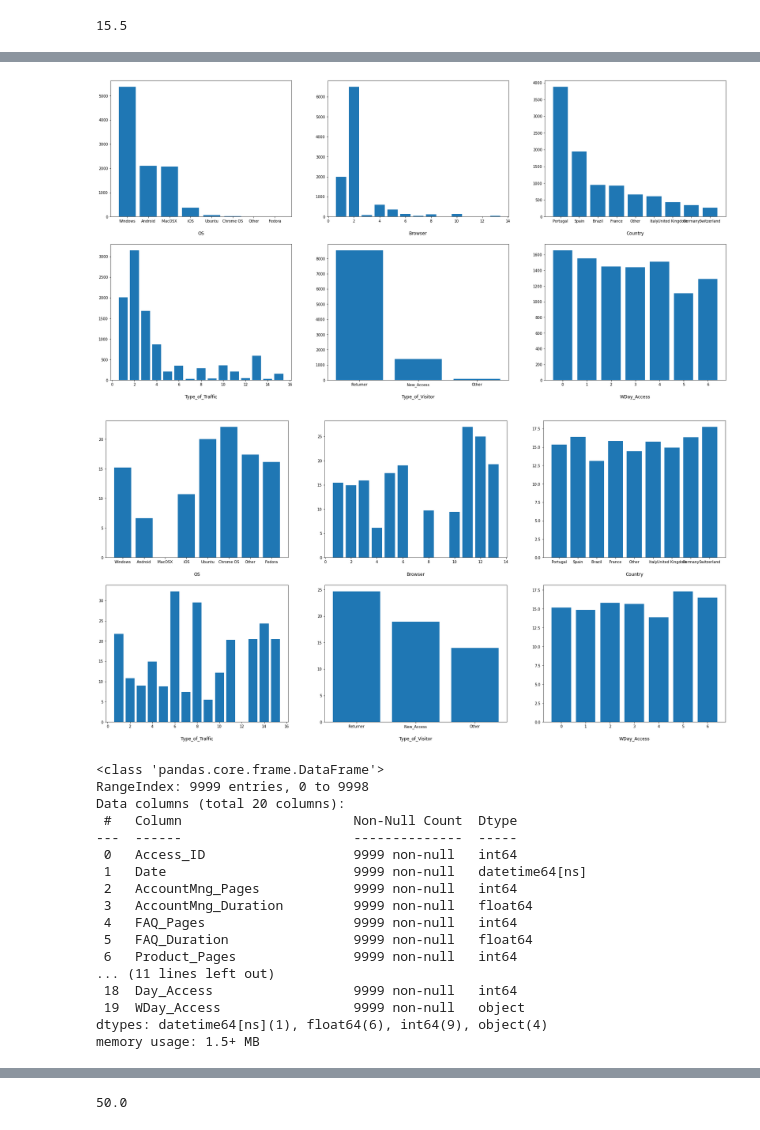
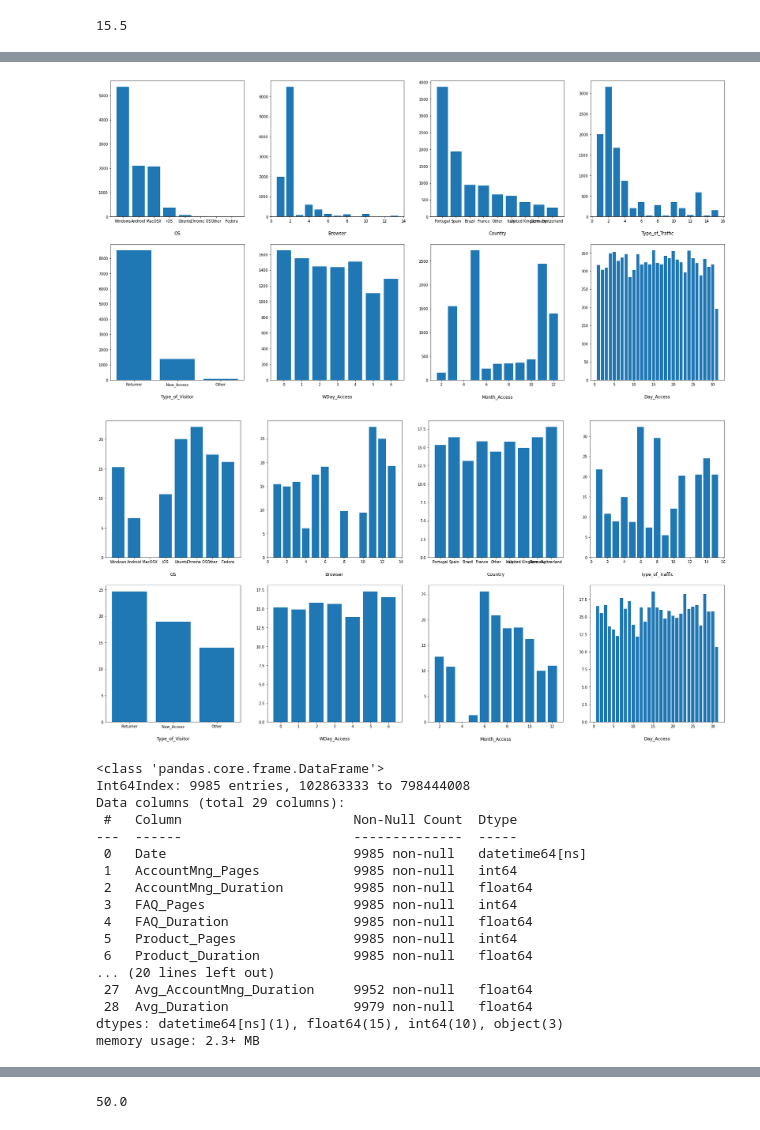
Before and after one commit to miguelince/propensity-to-buy, a Jupyter notebook: code/training_code.ipynb, the cells around one changed output, grey strips where cells are left out. Saved outputs shown, nothing was run; the diff lists cells and outputs as text; code cells hidden in the pictures.

```diff
--- a/code/training_code.ipynb
+++ b/code/training_code.ipynb
@@ -93,5 +108,5 @@ round(df.Buy.mean(),3)*100
 # %%
 # change types
 
-# to date
-df.Date = df.Date.apply(lambda x: datetime.datetime.strptime(x, "%d-%b-%y"))
+# from object to date
+df_train.Date = df_train.Date.apply(lambda x: datetime.datetime.strptime(x, "%d-%b-%y"))
@@ -98,5 +134,5 @@ df.Date = df.Date.apply(lambda x: datetime.datetime.strptime(x, "%d-%b-%y"))
 # %%
 # get details from the date
-df['Month_Access'] = df.Date.apply(lambda x: x.month)
-df['Day_Access'] = df.Date.apply(lambda x: x.day)
-df['WDay_Access'] = df.Date.apply(lambda x: x.weekday())
+df_train['Month_Access'] = df_train.Date.apply(lambda x: x.month)
+df_train['Day_Access'] = df_train.Date.apply(lambda x: x.day)
+df_train['WDay_Access'] = df_train.Date.apply(lambda x: x.weekday()) ## monday is 0
@@ -124,8 +139,31 @@ Name: WDay_Access, dtype: int64
+# %%
+# calculate new variables
+
+# total number of pages visited and total durantion of visits
+df_train['Total_Pages'] = df_train['AccountMng_Pages']+df_train['FAQ_Pages']+df_train['Product_Pages']
+df_train['Total_Duration'] = df_train['AccountMng_Duration']+df_train['FAQ_Duration']+df_train['Product_Duration']
+
+# proportion of visits by each pages and duration
+df_train['Prop_AccountMng_Pages'] = df_train['AccountMng_Pages']/df_train['Total_Pages']
+df_train['Prop_FAQ_Pages'] = df_train['FAQ_Pages']/df_train['Total_Pages']
+df_train['Prop_Product_Pages'] = df_train['Product_Pages']/df_train['Total_Pages']
+
+df_train['Prop_AccountMng_Duration'] = df_train['AccountMng_Duration']/df_train['Total_Duration']
+df_train['Prop_FAQ_Duration'] = df_train['FAQ_Duration']/df_train['Total_Duration']
+df_train['Prop_Product_Duration'] = df_train['Product_Duration']/df_train['Total_Duration']
+
+# averages times spent in each page
+df_train['Avg_AccountMng_Duration'] = df_train['AccountMng_Duration']/df_train['AccountMng_Pages']
+df_train['Avg_AccountMng_Duration'] = df_train['FAQ_Duration']/df_train['FAQ_Pages']
+df_train['Avg_AccountMng_Duration'] = df_train['Product_Duration']/df_train['Product_Pages']
+
+# total average
+df_train['Avg_Duration'] = df_train['Total_Duration']/df_train['Total_Pages']
 # %%
 
 ## distribution of categorical variables
 
-cat_vars = ['OS','Browser','Country','Type_of_Traffic','Type_of_Visitor','WDay_Access']
+cat_vars = ['OS','Browser','Country','Type_of_Traffic','Type_of_Visitor','WDay_Access','Month_Access','Day_Access']
 
 # Prepare figure. Create individual axes where each bar plot will be placed
 fig, axes = plt.subplots(2, ceil(len(cat_vars) / 2), figsize=(30, 15))
@@ -133,41 +171,41 @@ fig, axes = plt.subplots(2, ceil(len(cat_vars) / 2), figsize=(30, 15))
 # Plot data
 # Iterate across axes objects and associate each histogram (hint: use the ax.hist() instead of plt.hist()):
 for ax, feat in zip(axes.flatten(), cat_vars): # Notice the zip() function and flatten() method
-    ax.bar(height=list(df[feat].value_counts()), x=list(df[feat].value_counts().index))
+    ax.bar(height=list(df_train[feat].value_counts()), x=list(df_train[feat].value_counts().index))
     ax.set_title(feat, y=-0.15)
 plt.show()
 # %% [output]
-[figure, old version]
+[figure, new version]
 # %%
 # Prepare figure. Create individual axes where each bar plot will be placed
 fig, axes = plt.subplots(2, ceil(len(cat_vars) / 2), figsize=(30, 15))
 
 # Plot data
 # Iterate across axes objects and associate each histogram (hint: use the ax.hist() instead of plt.hist()):
 for ax, feat in zip(axes.flatten(), cat_vars): # Notice the zip() function and flatten() method
-    ax.bar(height=list(df.groupby(feat).Buy.agg('mean')*100), x=list(df[feat].value_counts().index))
+    ax.bar(height=list(df_train.groupby(feat).Buy.agg('mean')*100), x=list(df_train[feat].value_counts().index))
     ax.set_title(feat, y=-0.15)
 plt.show()
 # %% [output]
-[figure, old version]
+[figure, new version]
 # %%
-df.info()
+df_train.info()
 # %% [output]
 <class 'pandas.core.frame.DataFrame'>
-RangeIndex: 9999 entries, 0 to 9998
-Data columns (total 20 columns):
+Int64Index: 9985 entries, 102863333 to 798444008
+Data columns (total 29 columns):
  #   Column                      Non-Null Count  Dtype
 ---  ------                      --------------  -----
- 0   Access_ID                   9999 non-null   int64
- 1   Date                        9999 non-null   datetime64[ns]
- 2   AccountMng_Pages            9999 non-null   int64
- 3   AccountMng_Duration         9999 non-null   float64
- 4   FAQ_Pages                   9999 non-null   int64
- 5   FAQ_Duration                9999 non-null   float64
- 6   Product_Pages               9999 non-null   int64
-... (11 lines left out)
- 18  Day_Access                  9999 non-null   int64
- 19  WDay_Access                 9999 non-null   object
-dtypes: datetime64[ns](1), float64(6), int64(9), object(4)
-memory usage: 1.5+ MB
+ 0   Date                        9985 non-null   datetime64[ns]
+ 1   AccountMng_Pages            9985 non-null   int64
+ 2   AccountMng_Duration         9985 non-null   float64
+ 3   FAQ_Pages                   9985 non-null   int64
+ 4   FAQ_Duration                9985 non-null   float64
+ 5   Product_Pages               9985 non-null   int64
+ 6   Product_Duration            9985 non-null   float64
+... (20 lines left out)
+ 27  Avg_AccountMng_Duration     9952 non-null   float64
+ 28  Avg_Duration                9979 non-null   float64
+dtypes: datetime64[ns](1), float64(15), int64(10), object(3)
+memory usage: 2.3+ MB
 # %%
```
Also changed, not shown: parts of 46 cells of this notebook.
